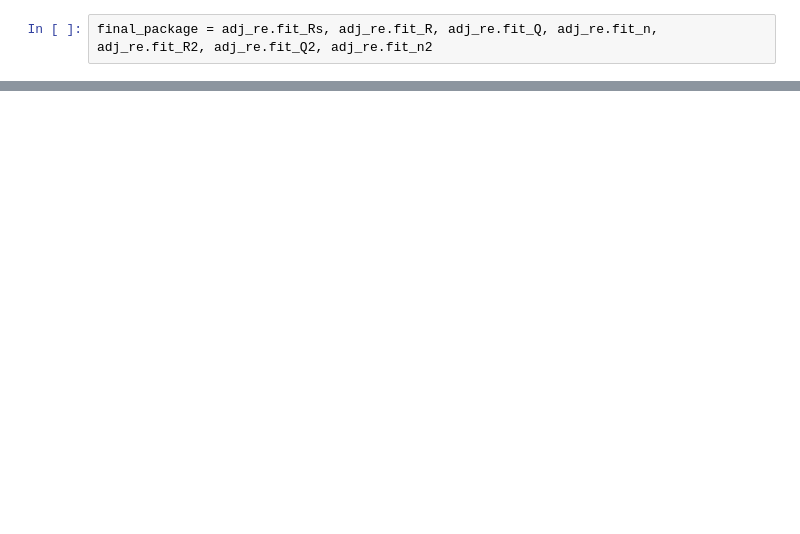
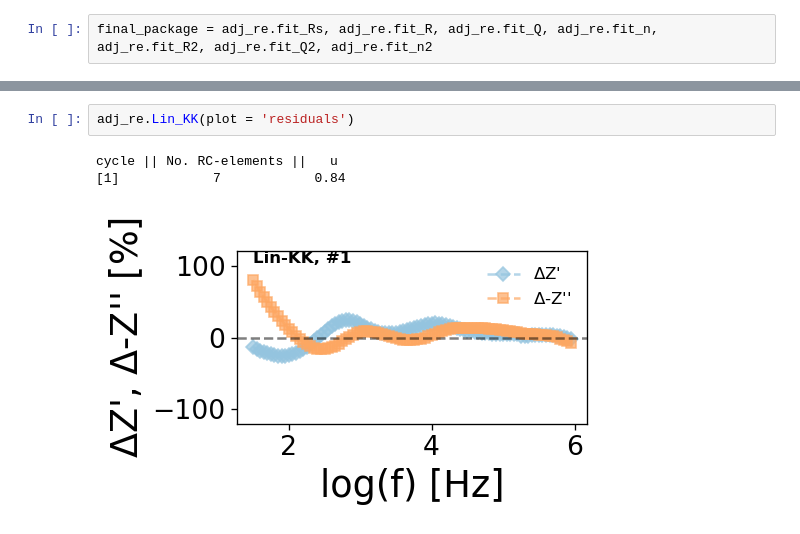
Before and after one commit to WildcatDiscovery/Kyler_Speed_Circuit, a Jupyter notebook: python_notebooks/linear_kk.ipynb, the cells around one changed output, grey strips where cells are left out. Saved outputs shown, nothing was run; the diff lists cells and outputs as text; blank space fills up the shorter version.

```diff
--- a/python_notebooks/linear_kk.ipynb
+++ b/python_notebooks/linear_kk.ipynb
@@ -70,0 +77,6 @@ for i in final_package:
+# %%
+adj_re.Lin_KK(plot = 'residuals')
+# %% [output]
+cycle || No. RC-elements ||   u
+[1]            7            0.84
+[figure, added]
```
Also changed, not shown: parts of 8 cells of this notebook.
